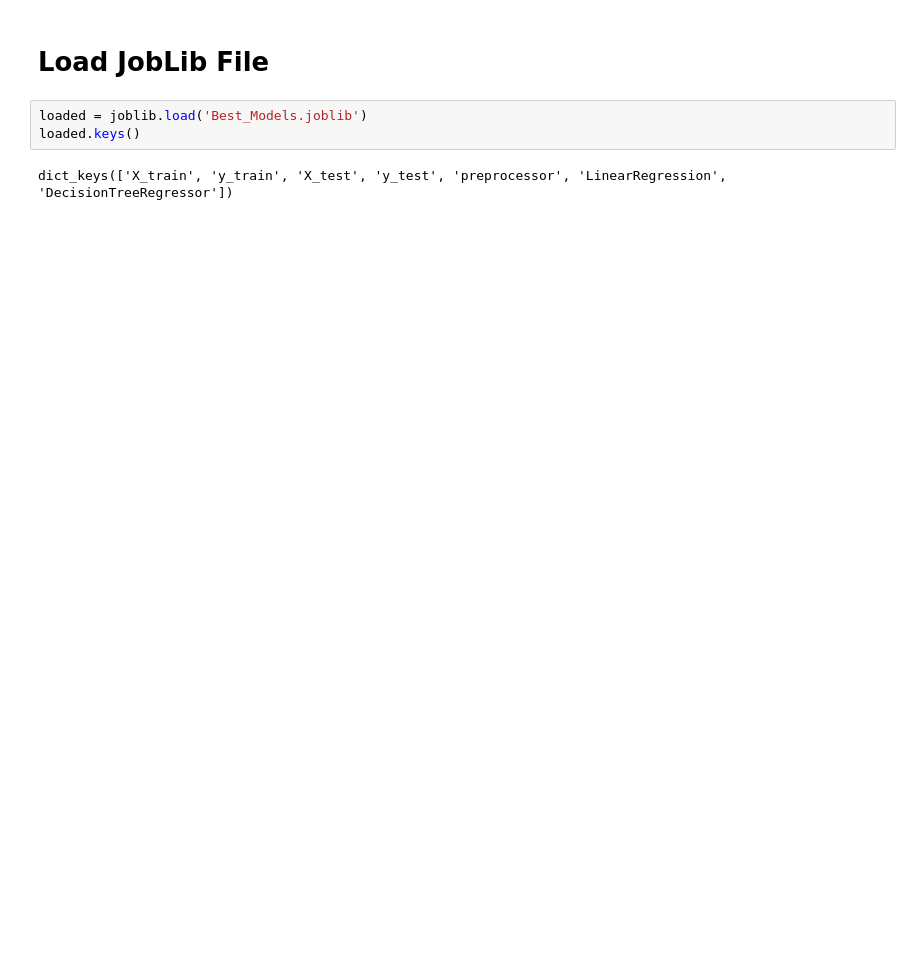
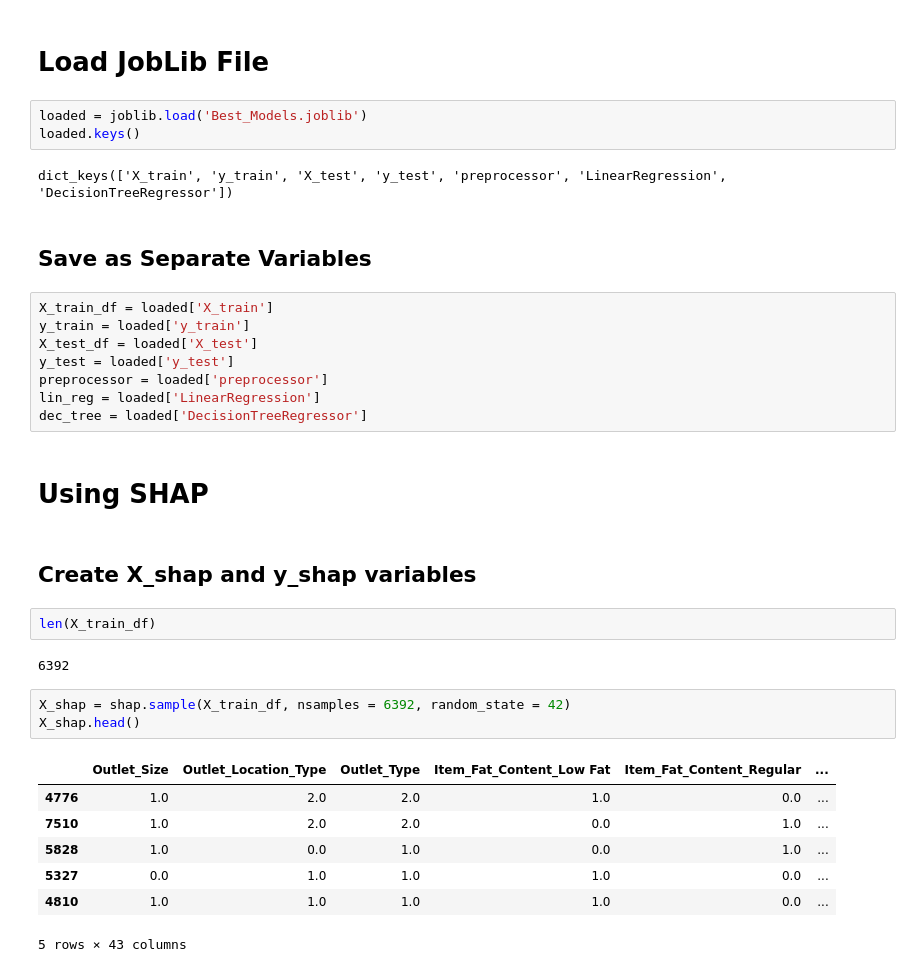
Before and after one commit to jaytrey777/Project-1-Revisited, a Jupyter notebook: Part 2 - Explaining Models with Shap.ipynb, the cells around one changed output. Drawn from its saved outputs; the diff is of its cells as text; blank space fills up the shorter version.

```diff
--- a/Part 2 - Explaining Models with Shap.ipynb
+++ b/Part 2 - Explaining Models with Shap.ipynb
@@ -37,3 +45,32 @@ loaded = joblib.load('Best_Models.joblib')
 loaded.keys()
 # %% [output]
 dict_keys(['X_train', 'y_train', 'X_test', 'y_test', 'preprocessor', 'LinearRegression', 'DecisionTreeRegressor'])
+# %% [markdown]
+## Save as Separate Variables
+# %%
+X_train_df = loaded['X_train']
+y_train = loaded['y_train']
+X_test_df = loaded['X_test']
+y_test = loaded['y_test']
+preprocessor = loaded['preprocessor']
+lin_reg = loaded['LinearRegression']
+dec_tree = loaded['DecisionTreeRegressor']
+# %% [markdown]
+# Using SHAP
+# %% [markdown]
+## Create X_shap and y_shap variables
+# %%
+len(X_train_df)
+# %% [output]
+6392
+# %%
+X_shap = shap.sample(X_train_df, nsamples = 6392, random_state = 42)
+X_shap.head()
+# %% [output]
+|  | Outlet_Size | Outlet_Location_Type | Outlet_Type | Item_Fat_Content_Low Fat | Item_Fat_Content_Regular | ... |
+| 4776 | 1.0 | 2.0 | 2.0 | 1.0 | 0.0 | ... |
+| 7510 | 1.0 | 2.0 | 2.0 | 0.0 | 1.0 | ... |
+| 5828 | 1.0 | 0.0 | 1.0 | 0.0 | 1.0 | ... |
+| 5327 | 0.0 | 1.0 | 1.0 | 1.0 | 0.0 | ... |
+| 4810 | 1.0 | 1.0 | 1.0 | 1.0 | 0.0 | ... |
+5 rows × 43 columns
```
Also changed, not shown: parts of 22 cells of this notebook.
